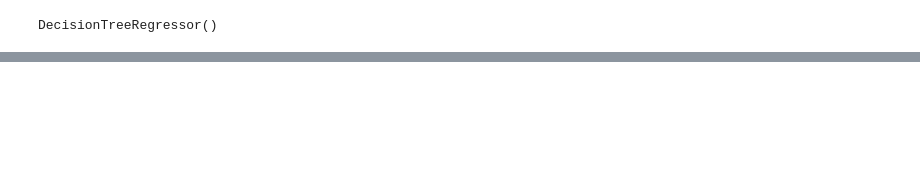
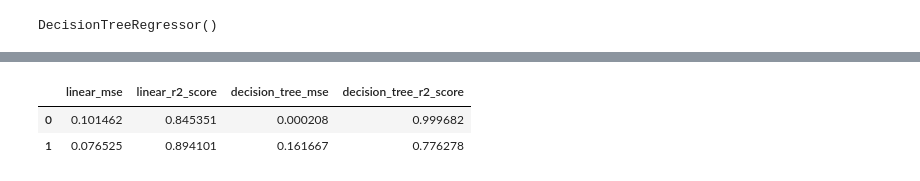
Before and after one commit to Kokila412/ML_internship, a Jupyter notebook: basicml.ipynb, the cells around one changed output, grey strips where cells are left out. Drawn from its saved outputs; the diff is of its cells as text; code cells hidden in the pictures; blank space fills up the shorter version.

```diff
--- a/basicml.ipynb
+++ b/basicml.ipynb
@@ -146,0 +75,12 @@ plt.show()
+# %%
+
+
+new_cols = ['linear_mse', 'linear_r2_score', 'decision_tree_mse', 'decision_tree_r2_score']
+diff_models_renamed = pd.DataFrame(diff_models.values, columns = new_cols)
+
+# Display the updated DataFrame
+diff_models_renamed
+# %% [output]
+|  | linear_mse | linear_r2_score | decision_tree_mse | decision_tree_r2_score |
+| 0 | 0.101462 | 0.845351 | 0.000208 | 0.999682 |
+| 1 | 0.076525 | 0.894101 | 0.161667 | 0.776278 |
```
Also changed, not shown: parts of 10 cells of this notebook.
